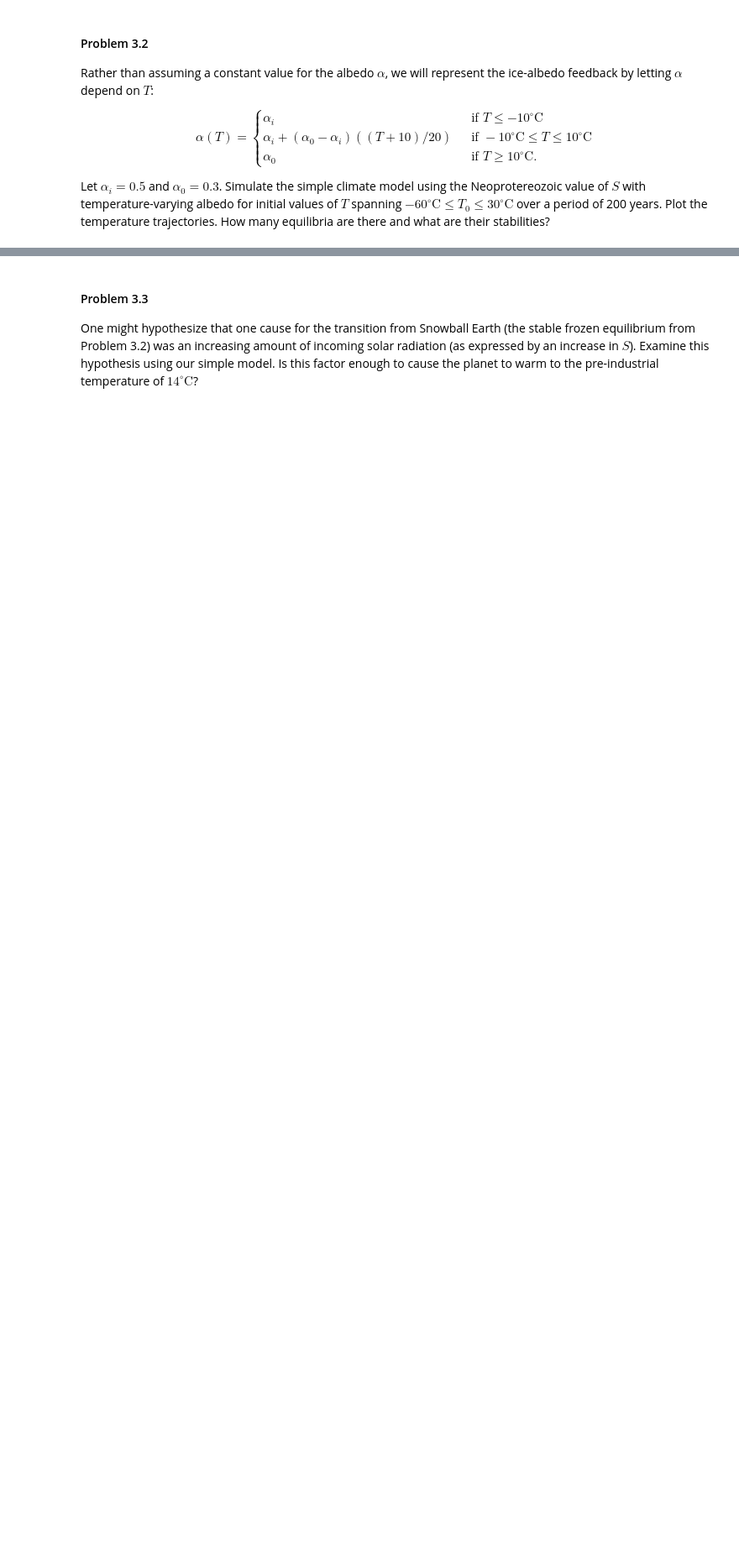
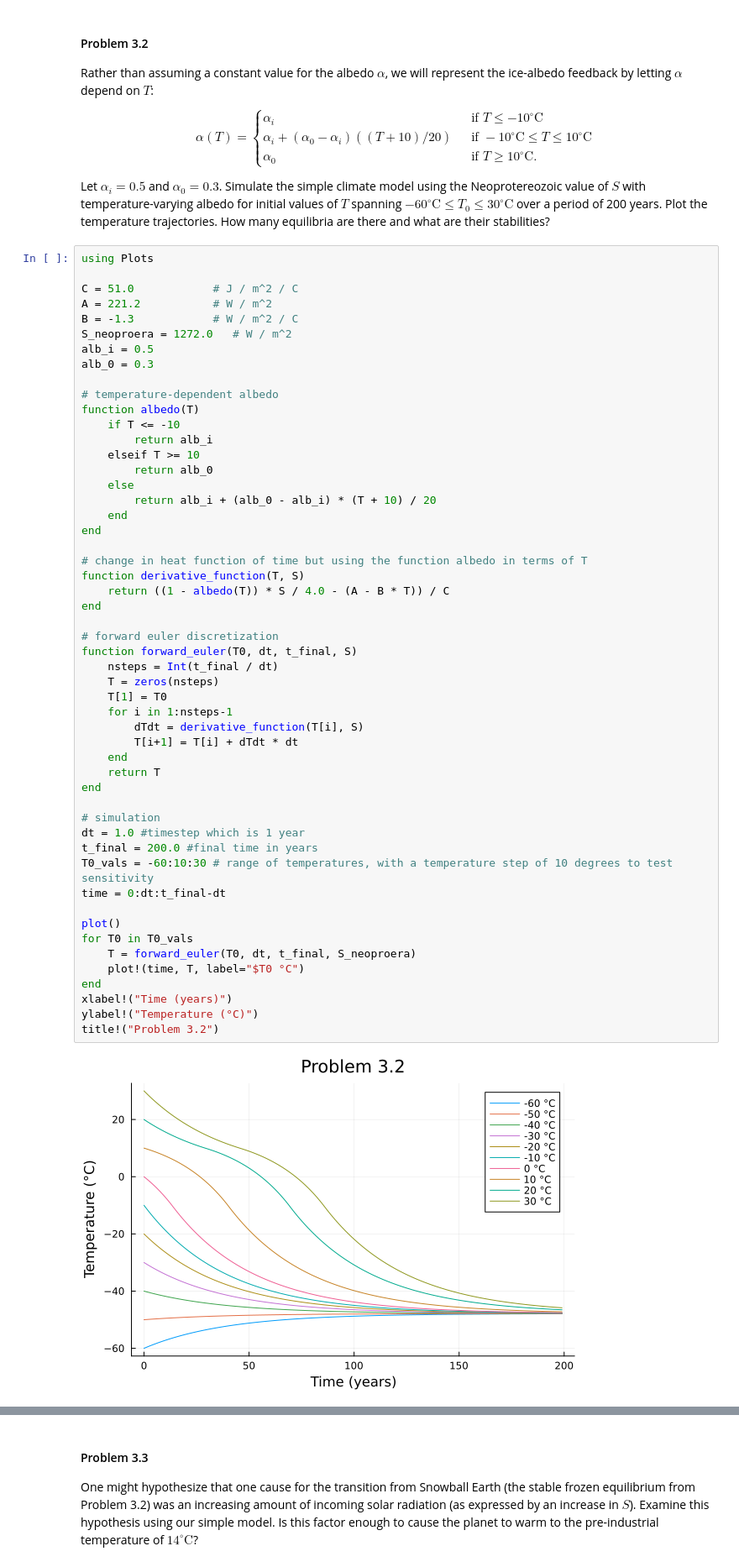
Before and after one commit to BEE4750-FA25/hw2-sarah-nathan, a Jupyter notebook: hw02.ipynb, the cells around one changed output, grey strips where cells are left out. Shown at 84% size. Saved outputs shown, nothing was run; the diff lists cells and outputs as text; blank space fills up the shorter version.

```diff
--- a/hw02.ipynb
+++ b/hw02.ipynb
@@ -245,3 +270,57 @@ albedo for initial values of $T$ spanning
 $-60^\circ\text{C} \leq T_0 \leq 30^\circ\text{C}$ over a period of 200
 years. Plot the temperature trajectories. How many equilibria are there
 and what are their stabilities?
+# %%
+using Plots
+
+C = 51.0            # J / m^2 / C
+A = 221.2           # W / m^2
+B = -1.3            # W / m^2 / C
+S_neoproera = 1272.0   # W / m^2
+alb_i = 0.5
+alb_0 = 0.3
+
+# temperature-dependent albedo
+function albedo(T)
+    if T <= -10
+        return alb_i
+    elseif T >= 10
+        return alb_0
+    else
+        return alb_i + (alb_0 - alb_i) * (T + 10) / 20
+    end
+end
+
+# change in heat function of time but using the function albedo in terms of T
+function derivative_function(T, S)
+    return ((1 - albedo(T)) * S / 4.0 - (A - B * T)) / C
+end
+
+# forward euler discretization
+function forward_euler(T0, dt, t_final, S)
+    nsteps = Int(t_final / dt)
+    T = zeros(nsteps)
+    T[1] = T0
+    for i in 1:nsteps-1
+        dTdt = derivative_function(T[i], S)
+        T[i+1] = T[i] + dTdt * dt
+    end
+    return T
+end
+
+# simulation
+dt = 1.0 #timestep which is 1 year
+t_final = 200.0 #final time in years
+T0_vals = -60:10:30 # range of temperatures, with a temperature step of 10 degrees to test sensitivity
+time = 0:dt:t_final-dt
+
+plot()
+for T0 in T0_vals
+    T = forward_euler(T0, dt, t_final, S_neoproera)
+    plot!(time, T, label="$T0 °C")
+end
+xlabel!("Time (years)")
+ylabel!("Temperature (°C)")
+title!("Problem 3.2")
+# %% [output]
+[figure, added]
```
Also changed, not shown: parts of 4 cells of this notebook.
